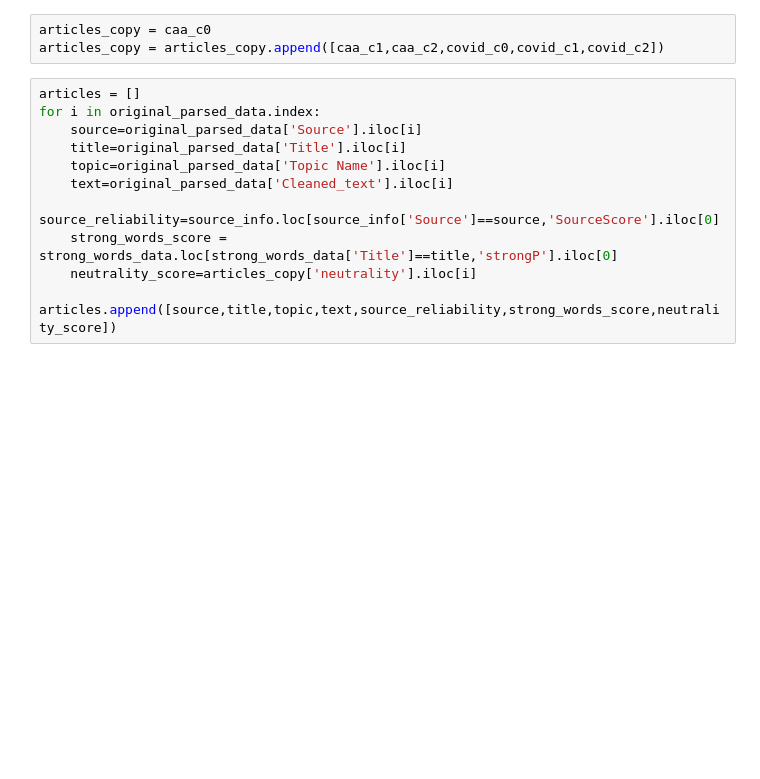
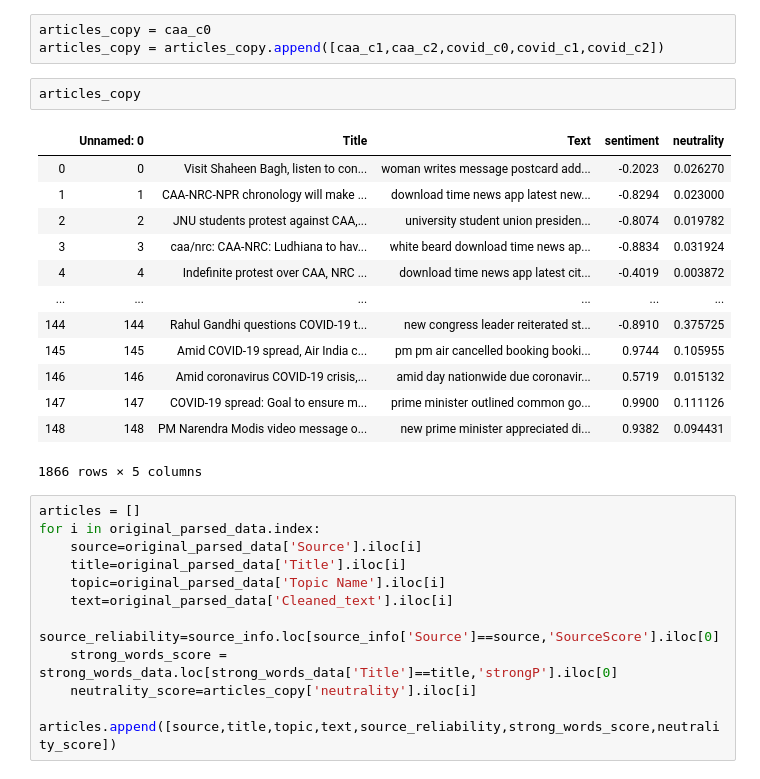
Before and after one commit to akshu98/MinorProjectUD02, a Jupyter notebook: RELIABILITY/code/RELIABILITY PREDICTOR.ipynb, the cells around one changed output. Saved outputs shown, nothing was run; the diff lists cells and outputs as text; blank space fills up the shorter version.

```diff
--- a/RELIABILITY/code/RELIABILITY PREDICTOR.ipynb
+++ b/RELIABILITY/code/RELIABILITY PREDICTOR.ipynb
@@ -16,6 +45,22 @@ strong_words_data = pd.read_csv("../data/StrongWordsAnalysis.csv")
 # %%
 articles_copy = caa_c0
 articles_copy = articles_copy.append([caa_c1,caa_c2,covid_c0,covid_c1,covid_c2])
+# %%
+articles_copy
+# %% [output]
+|  | Unnamed: 0 | Title | Text | sentiment | neutrality |
+| 0 | 0 | Visit Shaheen Bagh, listen to con... | woman writes message postcard add... | -0.2023 | 0.026270 |
+| 1 | 1 | CAA-NRC-NPR chronology will make ... | download time news app latest new... | -0.8294 | 0.023000 |
+| 2 | 2 | JNU students protest against CAA,... | university student union presiden... | -0.8074 | 0.019782 |
+| 3 | 3 | caa/nrc: CAA-NRC: Ludhiana to hav... | white beard download time news ap... | -0.8834 | 0.031924 |
+| 4 | 4 | Indefinite protest over CAA, NRC ... | download time news app latest cit... | -0.4019 | 0.003872 |
+| ... | ... | ... | ... | ... | ... |
+| 144 | 144 | Rahul Gandhi questions COVID-19 t... | new congress leader reiterated st... | -0.8910 | 0.375725 |
+| 145 | 145 | Amid COVID-19 spread, Air India c... | pm pm air cancelled booking booki... | 0.9744 | 0.105955 |
+| 146 | 146 | Amid coronavirus COVID-19 crisis,... | amid day nationwide due coronavir... | 0.5719 | 0.015132 |
+| 147 | 147 | COVID-19 spread: Goal to ensure m... | prime minister outlined common go... | 0.9900 | 0.111126 |
+| 148 | 148 | PM Narendra Modis video message o... | new prime minister appreciated di... | 0.9382 | 0.094431 |
+1866 rows × 5 columns
 # %%
 articles = []
 for i in original_parsed_data.index:
```
Also changed, not shown: parts of 20 cells of this notebook, 17 other files.
